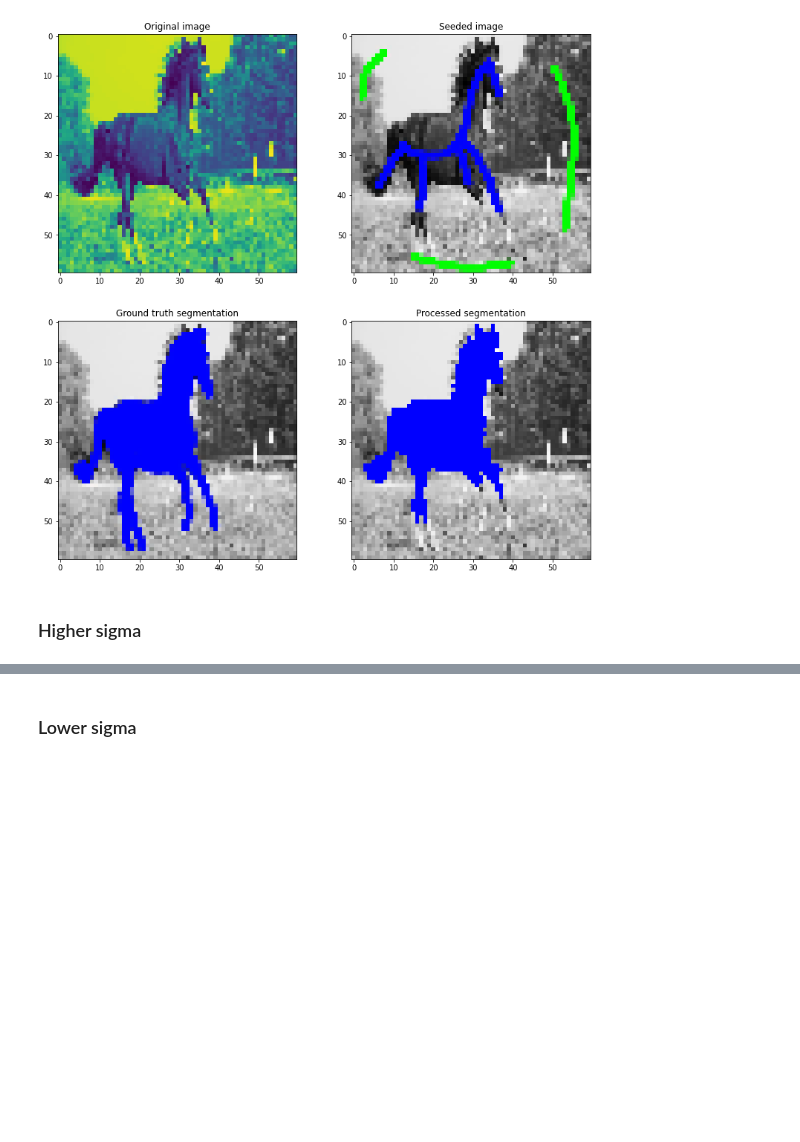
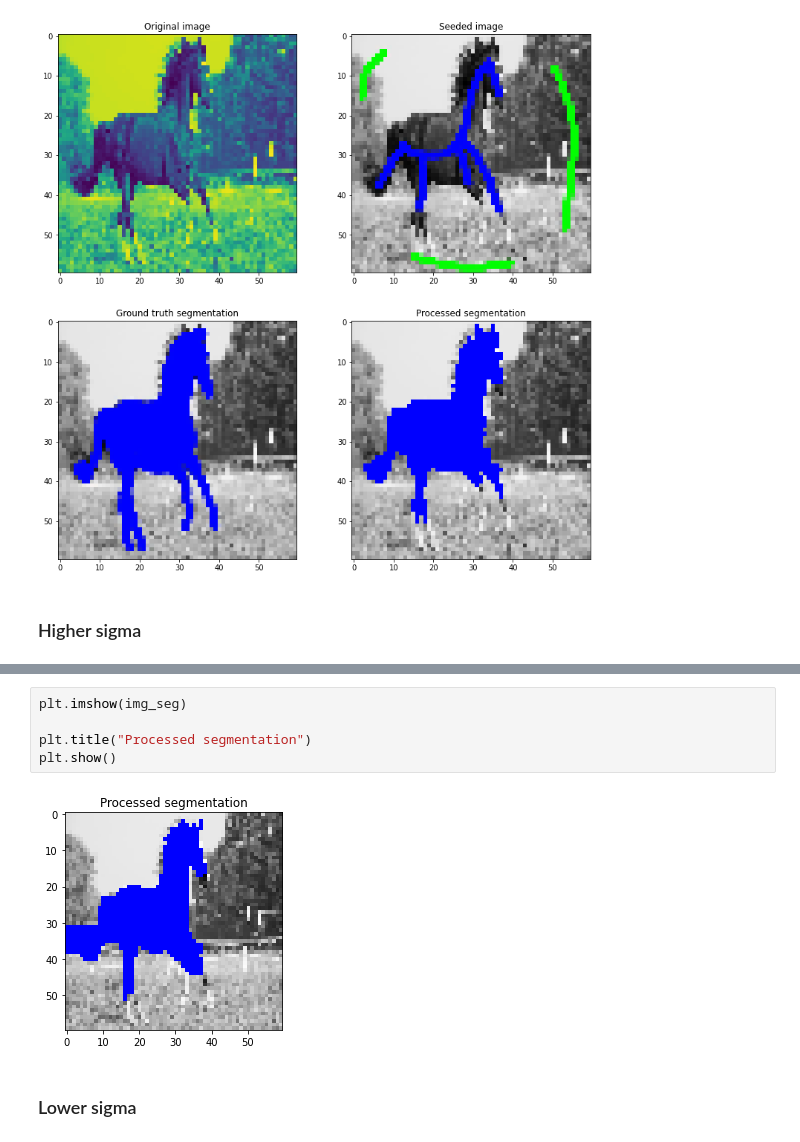
Before and after one commit to gghienne/image_segmentation, a Jupyter notebook: graphflow/MaxflowImageSegmentation.ipynb, the cells around one changed output, grey strips where cells are left out. Drawn from its saved outputs; the diff is of its cells as text; blank space fills up the shorter version.

```diff
--- a/graphflow/MaxflowImageSegmentation.ipynb
+++ b/graphflow/MaxflowImageSegmentation.ipynb
@@ -352,3 +352,10 @@ Dice: 83.85382059800665
+# %%
+plt.imshow(img_seg)
+
+plt.title("Processed segmentation")
+plt.show()
+# %% [output]
+[figure, added]
 # %% [markdown]
 ### Lower sigma
 # %%
```
Also changed, not shown: parts of 20 cells of this notebook, 1 other file.
